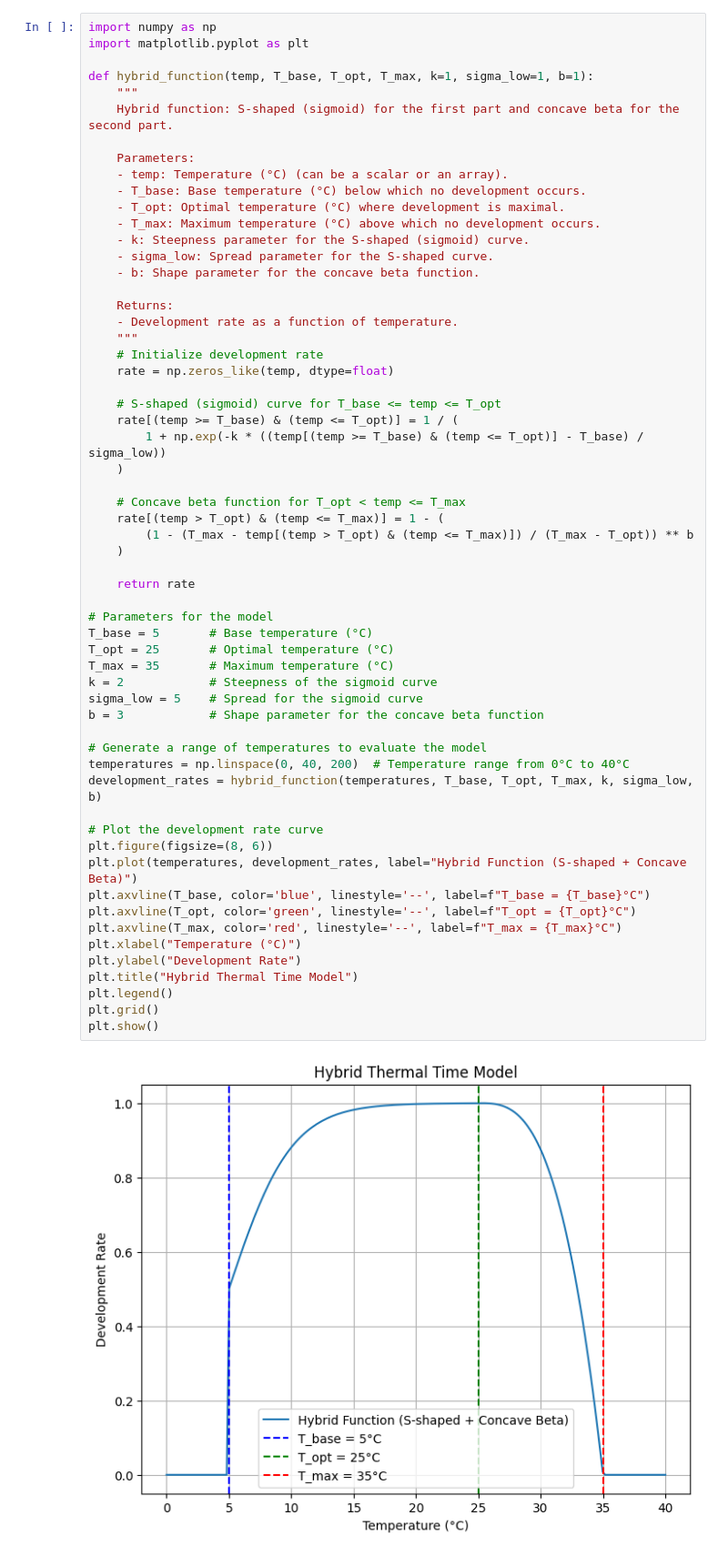
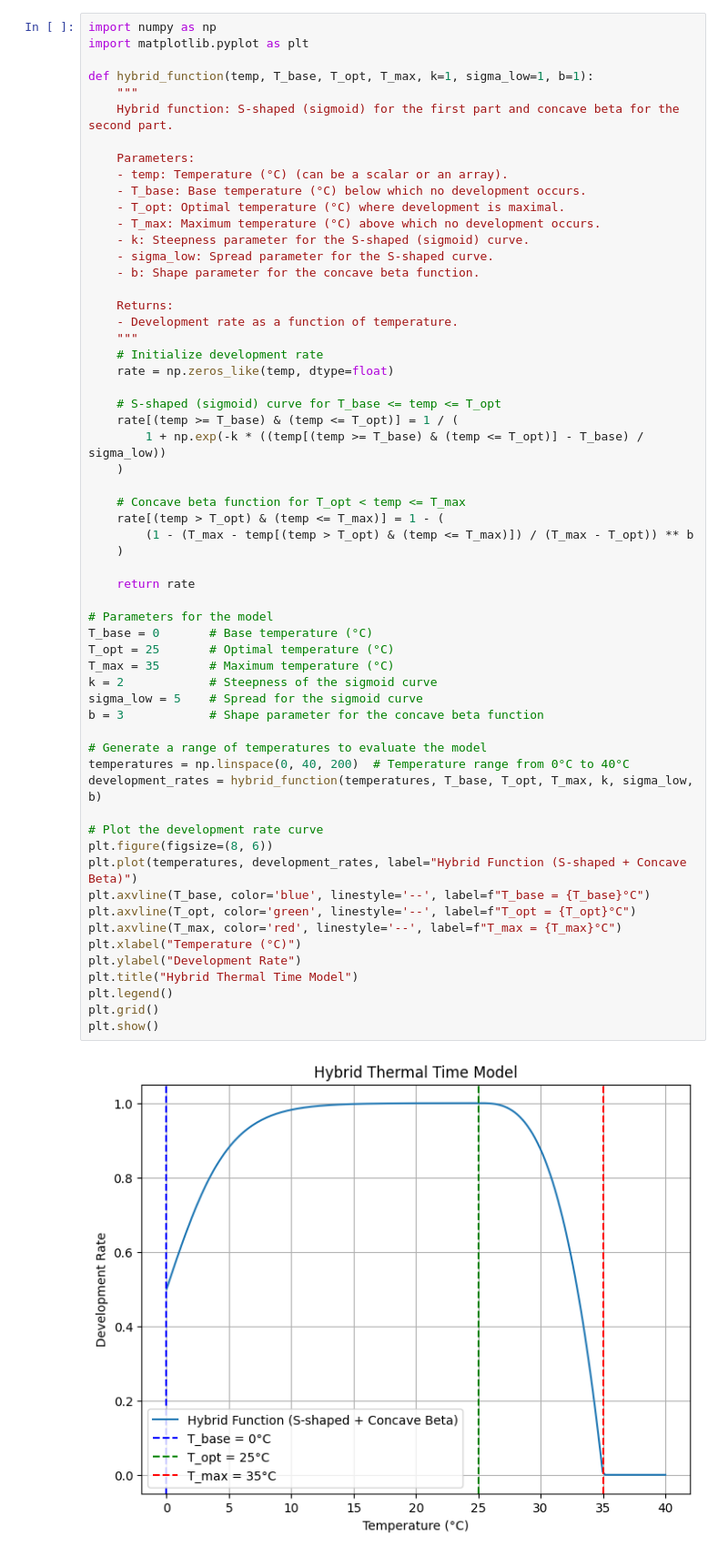
Before and after one commit to xesmaze/CPSC499-MDV-SR25, a Jupyter notebook: NonlinearThermalTimeModel.ipynb, the cells around one changed output. Shown at 91% size. Saved outputs shown, nothing was run; the diff lists cells and outputs as text.

```diff
--- a/NonlinearThermalTimeModel.ipynb
+++ b/NonlinearThermalTimeModel.ipynb
@@ -284,32 +284,32 @@ def hybrid_function(temp, T_base, T_opt, T_max, k=1, sigma_low=1, b=1):
     rate[(temp > T_opt) & (temp <= T_max)] = 1 - (
         (1 - (T_max - temp[(temp > T_opt) & (temp <= T_max)]) / (T_max - T_opt)) ** b
     )
 
     return rate
 
 # Parameters for the model
-T_base = 5       # Base temperature (°C)
+T_base = 0       # Base temperature (°C)
 T_opt = 25       # Optimal temperature (°C)
 T_max = 35       # Maximum temperature (°C)
 k = 2            # Steepness of the sigmoid curve
 sigma_low = 5    # Spread for the sigmoid curve
 b = 3            # Shape parameter for the concave beta function
 
 # Generate a range of temperatures to evaluate the model
 temperatures = np.linspace(0, 40, 200)  # Temperature range from 0°C to 40°C
 development_rates = hybrid_function(temperatures, T_base, T_opt, T_max, k, sigma_low, b)
 
 # Plot the development rate curve
 plt.figure(figsize=(8, 6))
 plt.plot(temperatures, development_rates, label="Hybrid Function (S-shaped + Concave Beta)")
 plt.axvline(T_base, color='blue', linestyle='--', label=f"T_base = {T_base}°C")
 plt.axvline(T_opt, color='green', linestyle='--', label=f"T_opt = {T_opt}°C")
 plt.axvline(T_max, color='red', linestyle='--', label=f"T_max = {T_max}°C")
 plt.xlabel("Temperature (°C)")
 plt.ylabel("Development Rate")
 plt.title("Hybrid Thermal Time Model")
 plt.legend()
 plt.grid()
 plt.show()
 # %% [output]
-[figure, old version]
+[figure, new version]
```
